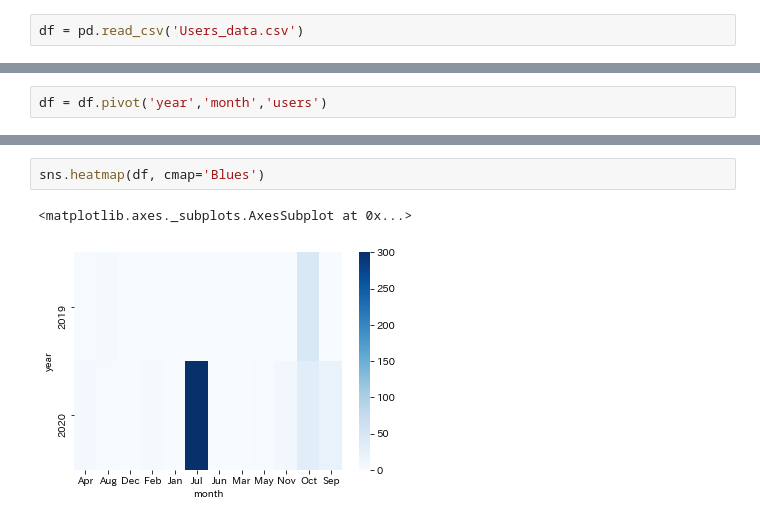
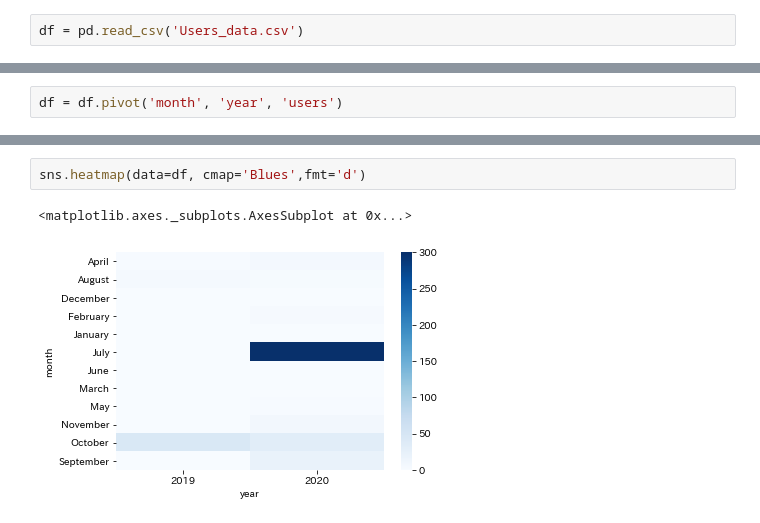
Before and after one commit to Jin01-galaxy/Learn_Python3, a Jupyter notebook: Matplotlib/visualization.ipynb, the cells around one changed output, grey strips where cells are left out. Drawn from its saved outputs; the diff is of its cells as text.

```diff
--- a/Matplotlib/visualization.ipynb
+++ b/Matplotlib/visualization.ipynb
@@ -81,2 +93,2 @@ df.head(12)
 # %%
-df = df.pivot('year','month','users')
+df = df.pivot('month', 'year', 'users')
@@ -83,5 +101,5 @@ df = df.pivot('year','month','users')
 # %%
-sns.heatmap(df, cmap='Blues')
+sns.heatmap(data=df, cmap='Blues',fmt='d')
 # %% [output]
 <matplotlib.axes._subplots.AxesSubplot at 0x...>
-[figure, old version]
+[figure, new version]
```
Also changed, not shown: parts of 7 cells of this notebook, 5 other files.
